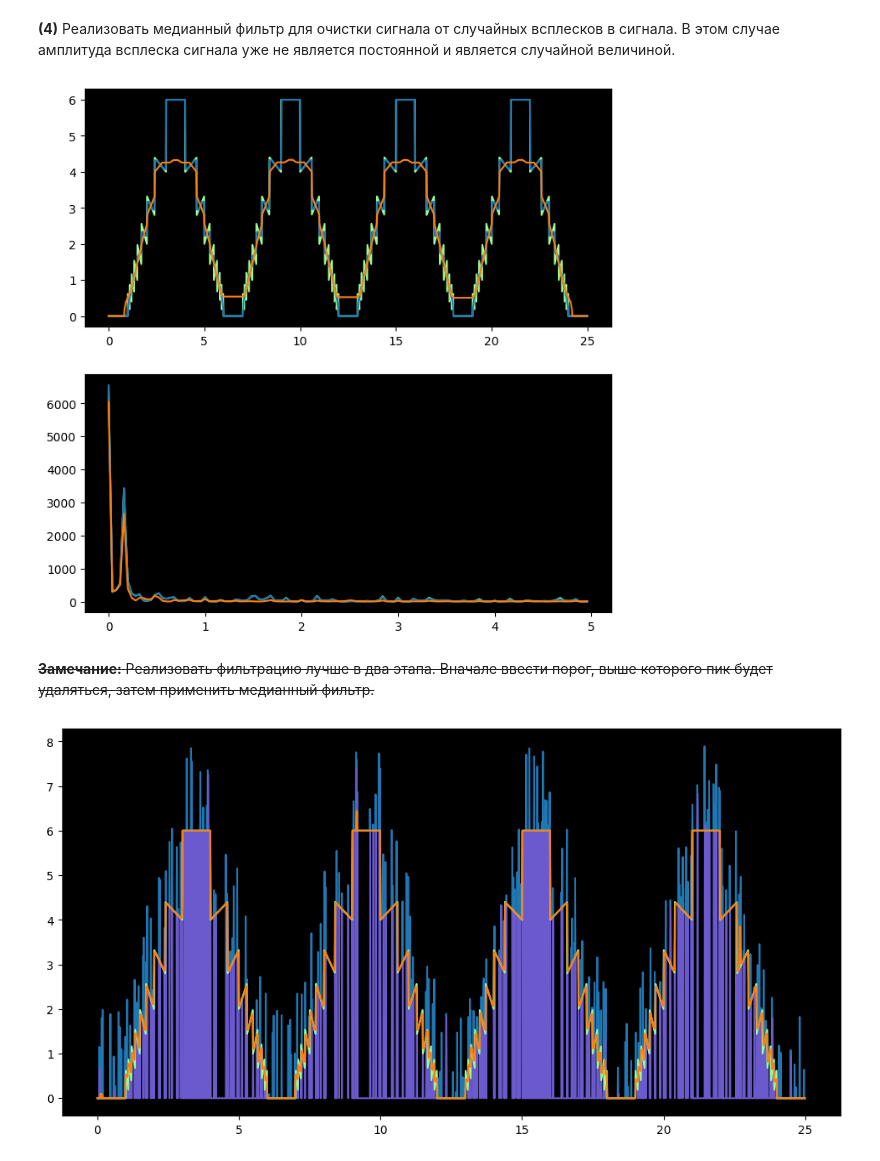
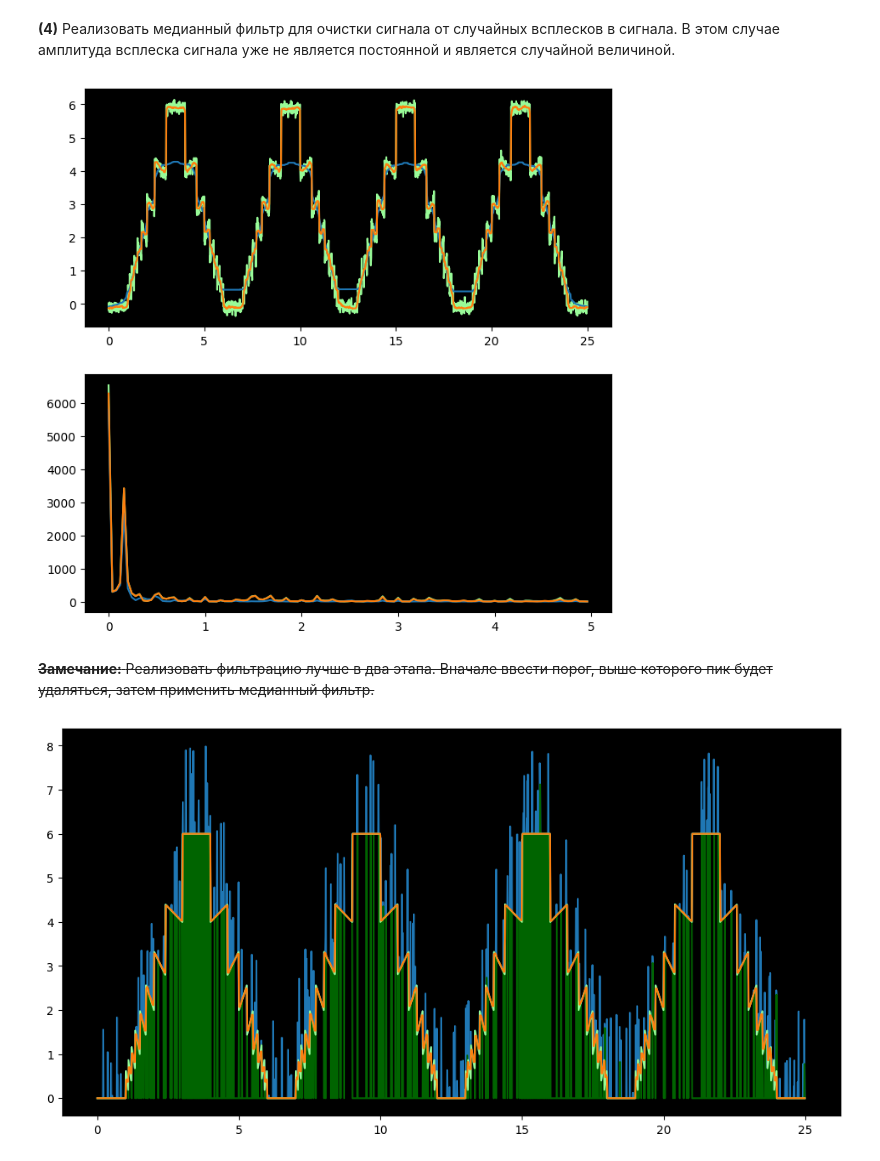
Before and after one commit to bakafox/digsigproc, a Jupyter notebook: Lab6/averaging.ipynb, the cells around one changed output. Saved outputs shown, nothing was run; the diff lists cells and outputs as text; code cells hidden in the pictures.

```diff
--- a/Lab6/averaging.ipynb
+++ b/Lab6/averaging.ipynb
@@ -144,48 +146,48 @@ def avg_by_median(values, t_idx, k):
     # поэтому и передаём несортированные значения.
     window_start = max(0, t_idx-k)
     window_end = min(len(values), t_idx+k)
-    return np.median(values[window_start:window_end])
+    return np.median(sorted(values[window_start:window_end]))
 # %%
-values_avg_median1 = [avg_by_median(values, t_idx, 12) for t_idx in range(len(values))]
-values_avg_median2 = [avg_by_median(values, t_idx, 120) for t_idx in range(len(values))]
+values_avg_median1 = [avg_by_median(values_noisy, t_idx, 12) for t_idx in range(len(values_noisy))]
+values_avg_median2 = [avg_by_median(values_noisy, t_idx, 120) for t_idx in range(len(values_noisy))]
 
 values_avg_median1_fft = np.fft.fft(values_avg_median1)
 values_avg_median2_fft = np.fft.fft(values_avg_median2)
 
 
 plt.subplot(2, 1, 1)
-plt.plot(time, values, color='palegreen')
+plt.plot(time, values_noisy, color='palegreen')
+plt.plot(time, values_avg_median2)
 plt.plot(time, values_avg_median1)
-plt.plot(time, values_avg_median2)
 
 plt.subplot(2, 1, 2)
 plt.plot(freq[0:len(freq)//20], np.abs(values_fft)[0:len(freq)//20], color='palegreen')
+plt.plot(freq[0:len(freq)//20], np.abs(values_avg_median2_fft)[0:len(freq)//20])
 plt.plot(freq[0:len(freq)//20], np.abs(values_avg_median1_fft)[0:len(freq)//20])
-plt.plot(freq[0:len(freq)//20], np.abs(values_avg_median2_fft)[0:len(freq)//20])
 
 plt.show()
 # %% [output]
-[figure, old version]
+[figure, new version]
 # %% [markdown]
 ~~**Замечание:** Реализовать фильтрацию лучше в два этапа. Вначале ввести порог, выше которого пик будет
 удаляться, затем применить медианный фильтр.~~
 # %%
 values_spikified = [v + spiky(-2, 0.10) for v in values]
 
 values_despikified = values_spikified # Чтобы jupyter не ругался
 values_despikified = list(map(lambda a: 0 if (values_despikified[a[0]-1] - a[1] <= 0) else a[1], enumerate(values_spikified)))
 
 values_median = [avg_by_median(values_spikified, t_idx, 4) for t_idx in range(len(values_spikified))]
 
 
 plt.figure(figsize=(12, 6))
 
 plt.plot(time, values_spikified)
-plt.plot(time, values_despikified, color='slateblue')
+plt.plot(time, values_despikified, color='darkgreen')
 plt.plot(time, values, color='palegreen')
 plt.plot(time, values_median)
 
 plt.show()
 # %% [output]
-[figure, old version]
+[figure, new version]
 # %% [markdown]
```
Also changed, not shown: parts of 7 cells of this notebook.
